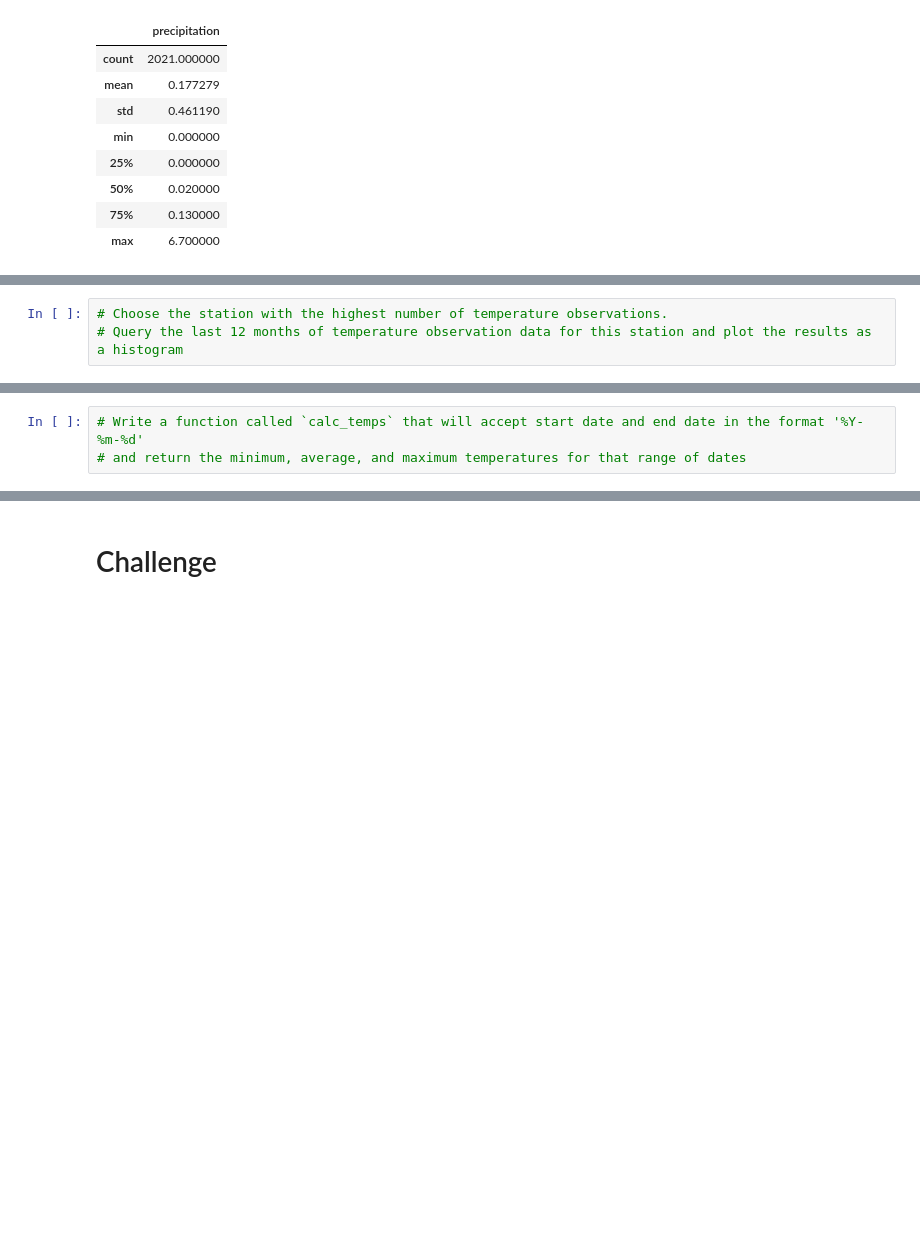
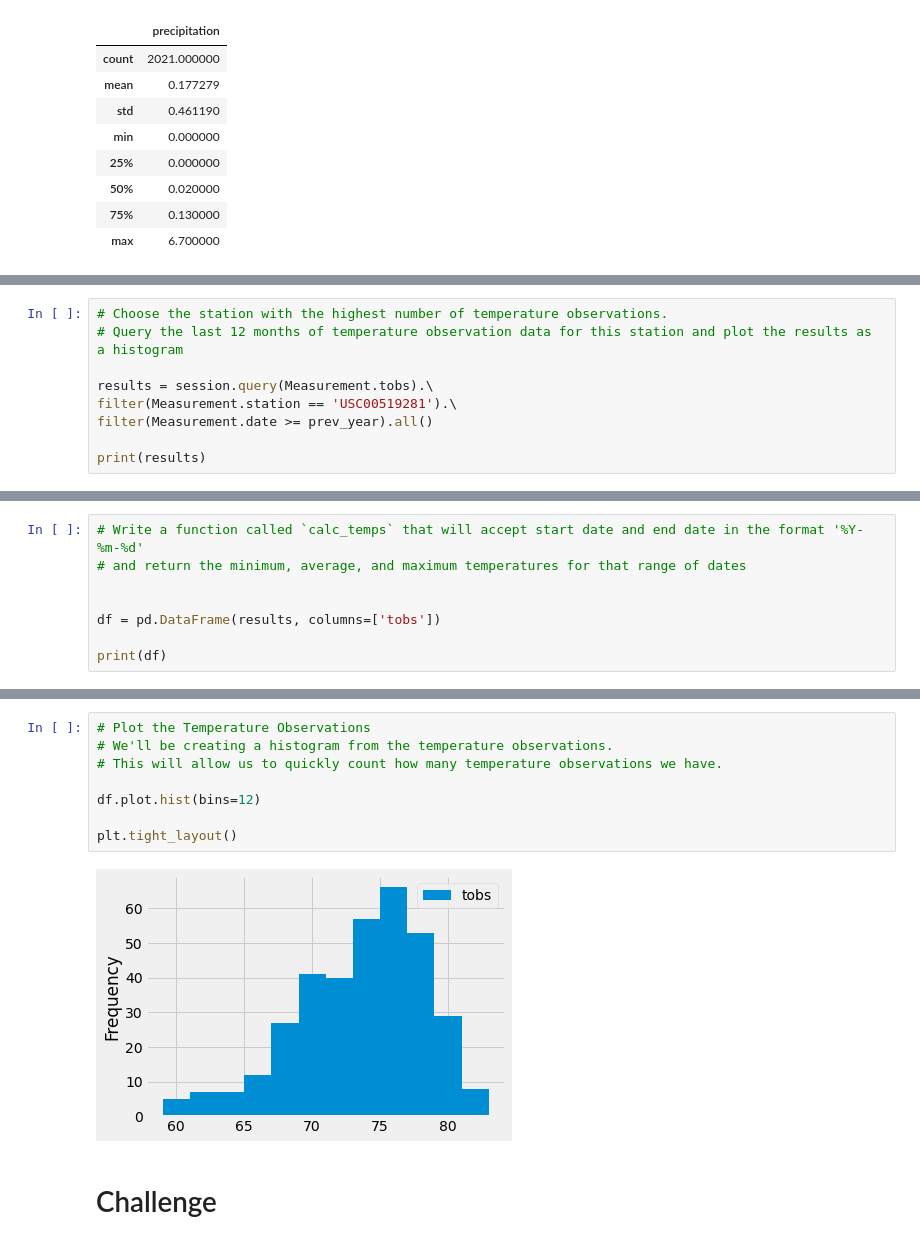
Before and after one commit to HarishN99/surfs_up, a Jupyter notebook: climate_analysis.ipynb, the cells around one changed output, grey strips where cells are left out. Cells and saved outputs as stored; diff of their text form; blank space fills up the shorter version.

Commit message:
Updating with histogram.

```diff
--- a/climate_analysis.ipynb
+++ b/climate_analysis.ipynb
@@ -113,3 +142,9 @@ df.describe()
 # %%
 # Choose the station with the highest number of temperature observations.
 # Query the last 12 months of temperature observation data for this station and plot the results as a histogram
+
+results = session.query(Measurement.tobs).\
+filter(Measurement.station == 'USC00519281').\
+filter(Measurement.date >= prev_year).all()
+
+print(results)
@@ -116,3 +153,8 @@ df.describe()
 # %%
 # Write a function called `calc_temps` that will accept start date and end date in the format '%Y-%m-%d'
 # and return the minimum, average, and maximum temperatures for that range of dates
+
+
+df = pd.DataFrame(results, columns=['tobs'])
+
+print(df)
@@ -119,2 +176,12 @@ df.describe()
+# %%
+# Plot the Temperature Observations
+# We'll be creating a histogram from the temperature observations.
+# This will allow us to quickly count how many temperature observations we have.
+
+df.plot.hist(bins=12)
+
+plt.tight_layout()
+# %% [output]
+[figure, added]
 # %% [markdown]
 # Challenge
```
Also changed, not shown: parts of 5 cells of this notebook.
